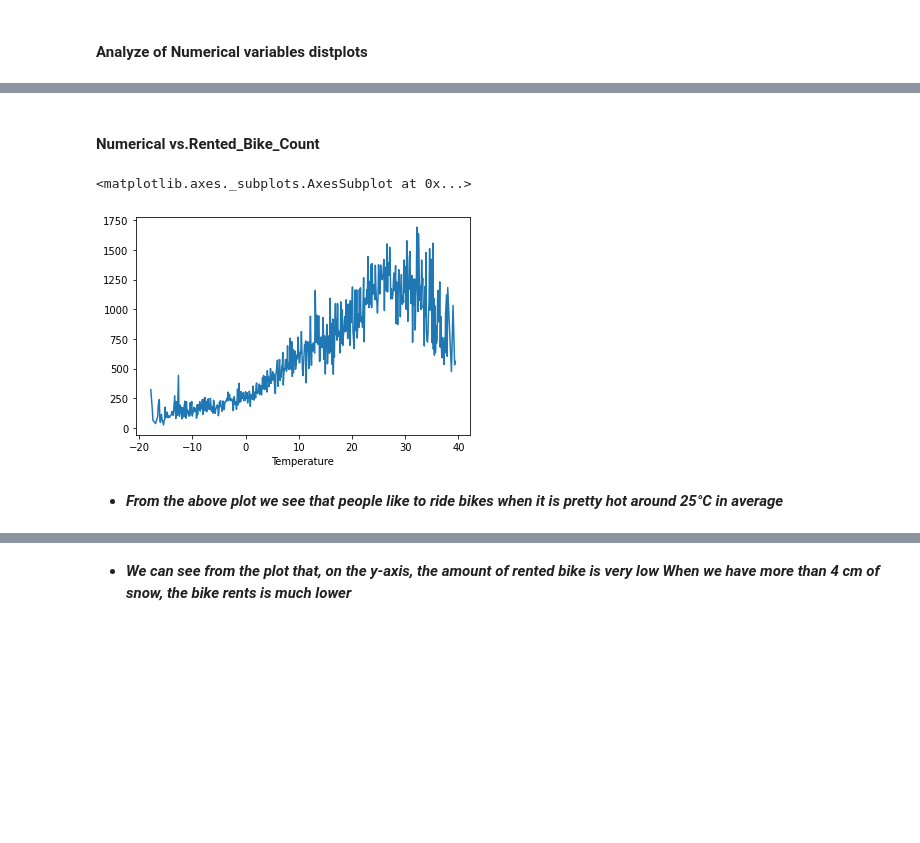
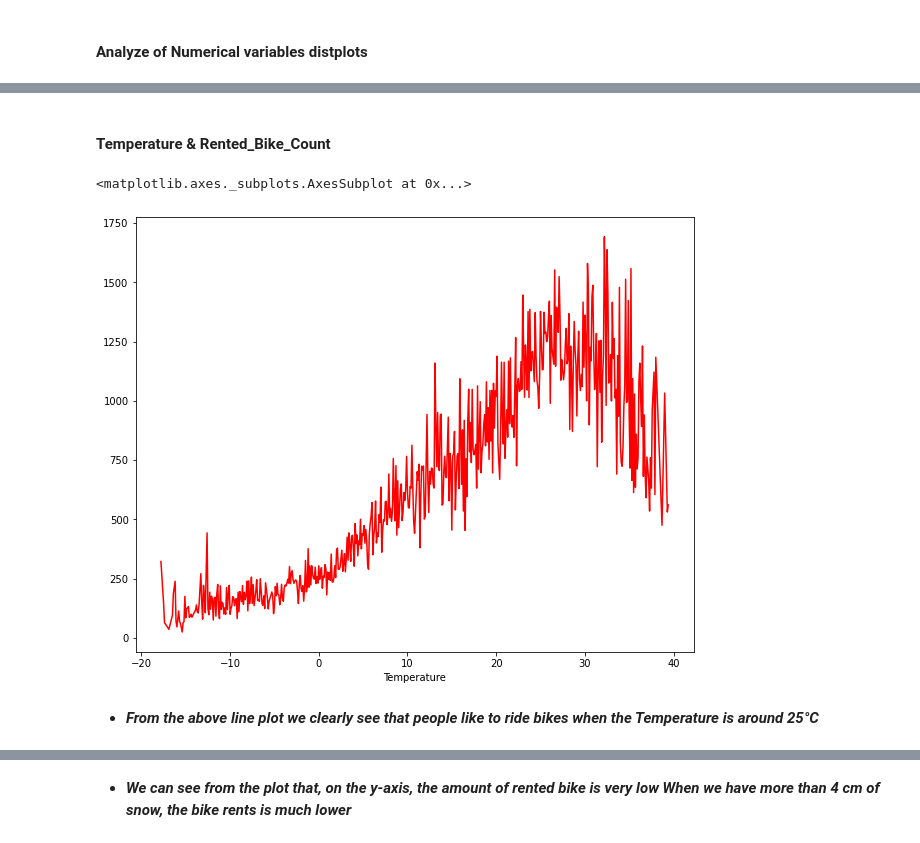
Before and after one commit to spradeepgit/Bike-Sharing-Demand-Prediction.ipynb, a Jupyter notebook: Bike_Sharing_Demand_Prediction.ipynb, the cells around one changed output, grey strips where cells are left out. Cells and saved outputs as stored; diff of their text form; code cells hidden in the pictures; blank space fills up the shorter version.

```diff
--- a/Bike_Sharing_Demand_Prediction.ipynb
+++ b/Bike_Sharing_Demand_Prediction.ipynb
@@ -557,12 +558,13 @@ plt.show()
 # %% [markdown]
-#### Numerical vs.Rented_Bike_Count
+#### Temperature & Rented_Bike_Count
 # %%
 #print the plot to analyze the relationship between "Rented_Bike_Count" and "Temperature"
-bike_df.groupby('Temperature').mean()['Rented_Bike_Count'].plot()
+plt.figure(figsize=(10,8))
+bike_df.groupby('Temperature').mean()['Rented_Bike_Count'].plot(kind= 'line', color='r')
 # %% [output]
 <matplotlib.axes._subplots.AxesSubplot at 0x...>
-[figure, old version]
+[figure, new version]
 # %% [markdown]
-* ***From the above plot we see that people like to ride bikes when it is pretty hot around 25°C in average***
+* ***From the above line plot we clearly see that people like to ride bikes when the Temperature is around 25°C***
 # %%
 #print the plot to analyze the relationship between "Rented_Bike_Count" and "Dew_point_temperature"
```
Also changed, not shown: parts of 99 cells of this notebook.
